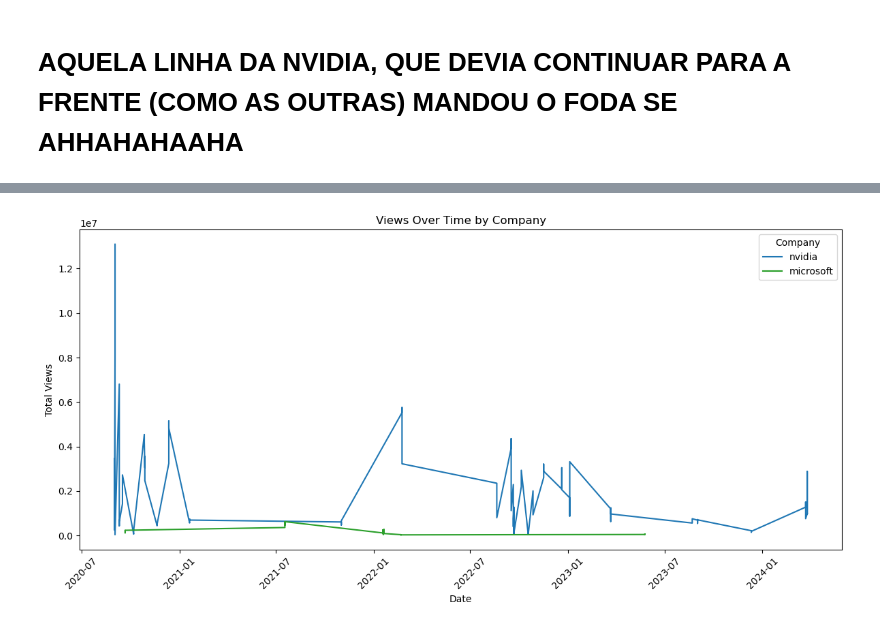
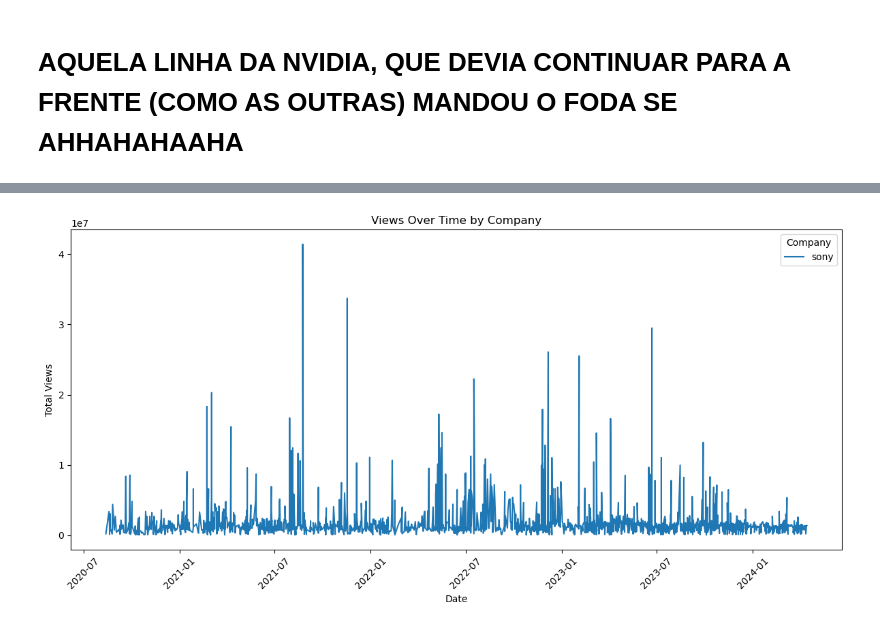
Before and after one commit to David-M-M-Isaac/BD_Project, a Jupyter notebook: scripts/tratamento_dados_spark.ipynb, the cells around one changed output, grey strips where cells are left out. Cells and saved outputs as stored; diff of their text form; code cells hidden in the pictures.

```diff
--- a/scripts/tratamento_dados_spark.ipynb
+++ b/scripts/tratamento_dados_spark.ipynb
@@ -514,27 +518,24 @@ plot_data_companies = plot_data_companies[
     (plot_data_companies["company_name"] != "intel")
 ]
-# %%
-# Plot views over time for each company
-plt.figure(figsize=(12, 6))
-
-companies = plot_data_yt["company"].unique()
-for i, company in enumerate(companies):
-    company_data = plot_data_yt[plot_data_yt["company"] == company]
-    plt.plot(
-        company_data["published_date"],
-        company_data["total_views"],
-        label=company,
-        color=colors(i)
-    )
-
-plt.title("Views Over Time by Company")
-plt.xlabel("Date")
-plt.ylabel("Total Views")
-plt.legend(title="Company")
-plt.xticks(rotation=45)
-plt.tight_layout()
-plt.show()
-# %% [output]
-[figure, removed]
+# %%
+plt.figure(figsize=(12, 6))
+companies = plot_data_yt_company["company"].unique()
+for i, company in enumerate(companies):
+    company_data = plot_data_yt_company[plot_data_yt_company["company"] == company]
+    plt.plot(
+        company_data["published_date"],
+        company_data["total_views"],
+        label=company,
+        color=colors(i)
+    )
+plt.title("Views Over Time by Company")
+plt.xlabel("Date")
+plt.ylabel("Total Views")
+plt.legend(title="Company")
+plt.xticks(rotation=45)
+plt.tight_layout()
+plt.show()
+# %% [output]
+[figure, added]
 # %%
 plt.figure(figsize=(12, 6))
```
Also changed, not shown: parts of 42 cells of this notebook.
